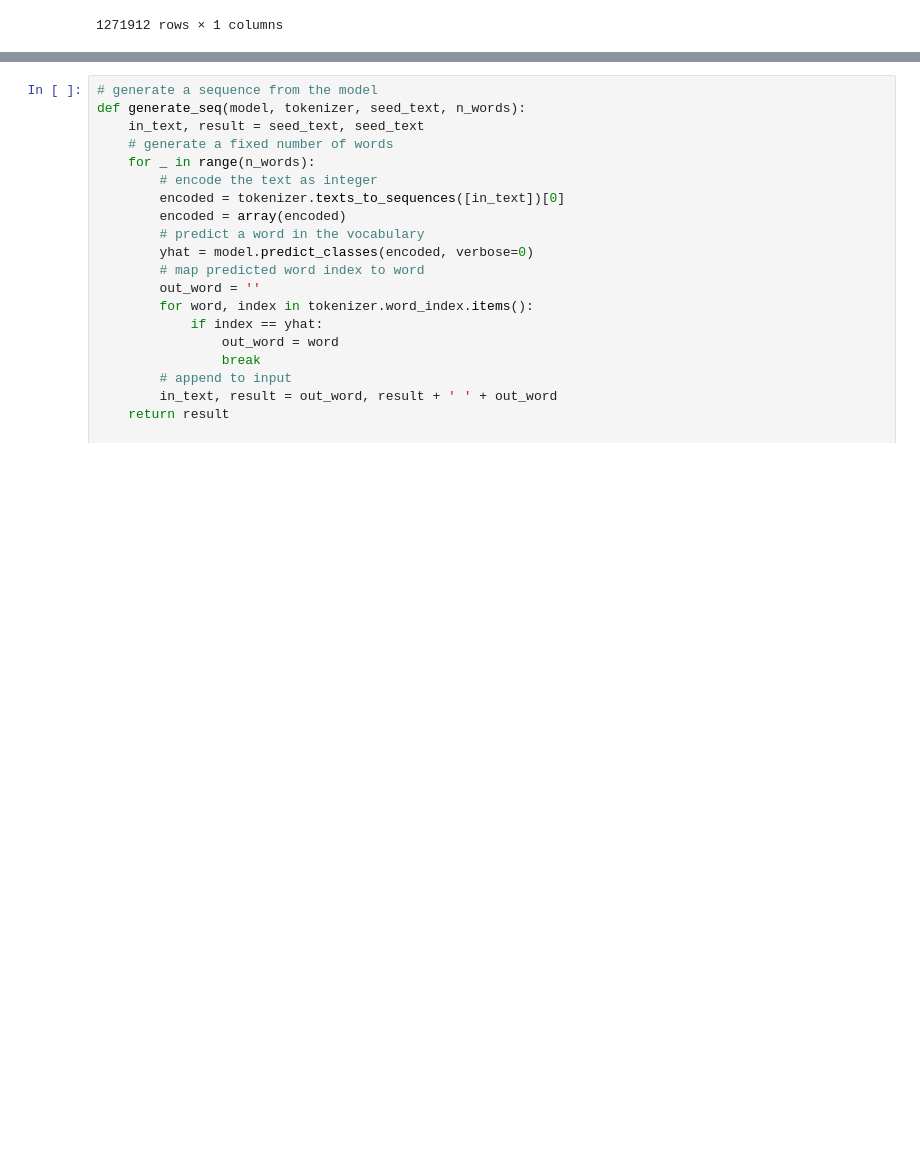
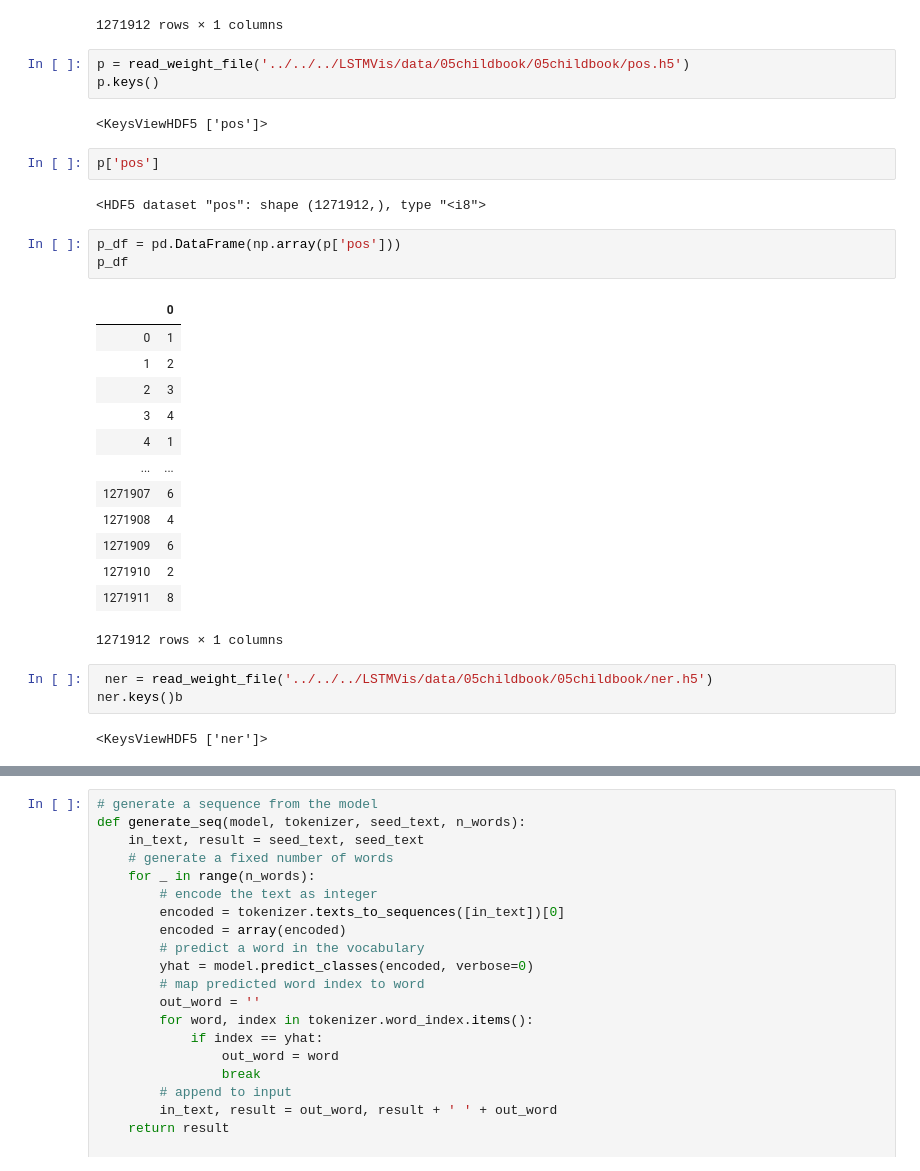
Before and after one commit to gj0706/my_research, a Jupyter notebook: neural_network/notebook/lstm_text.ipynb, the cells around one changed output, grey strips where cells are left out. Cells and saved outputs as stored; diff of their text form; blank space fills up the shorter version.

Commit message:
explore children book data

```diff
--- a/neural_network/notebook/lstm_text.ipynb
+++ b/neural_network/notebook/lstm_text.ipynb
@@ -85,3 +90,34 @@ pd.DataFrame(np.array(s['words']))
 | 1271910 | 22 |
 | 1271911 | 1 |
 1271912 rows × 1 columns
+# %%
+p = read_weight_file('../../../LSTMVis/data/05childbook/05childbook/pos.h5')
+p.keys()
+# %% [output]
+<KeysViewHDF5 ['pos']>
+# %%
+p['pos']
+# %% [output]
+<HDF5 dataset "pos": shape (1271912,), type "<i8">
+# %%
+p_df = pd.DataFrame(np.array(p['pos']))
+p_df
+# %% [output]
+|  | 0 |
+| 0 | 1 |
+| 1 | 2 |
+| 2 | 3 |
+| 3 | 4 |
+| 4 | 1 |
+| ... | ... |
+| 1271907 | 6 |
+| 1271908 | 4 |
+| 1271909 | 6 |
+| 1271910 | 2 |
+| 1271911 | 8 |
+1271912 rows × 1 columns
+# %%
+ ner = read_weight_file('../../../LSTMVis/data/05childbook/05childbook/ner.h5')
+ner.keys()b
+# %% [output]
+<KeysViewHDF5 ['ner']>
```
Also changed, not shown: parts of 4 cells of this notebook.
